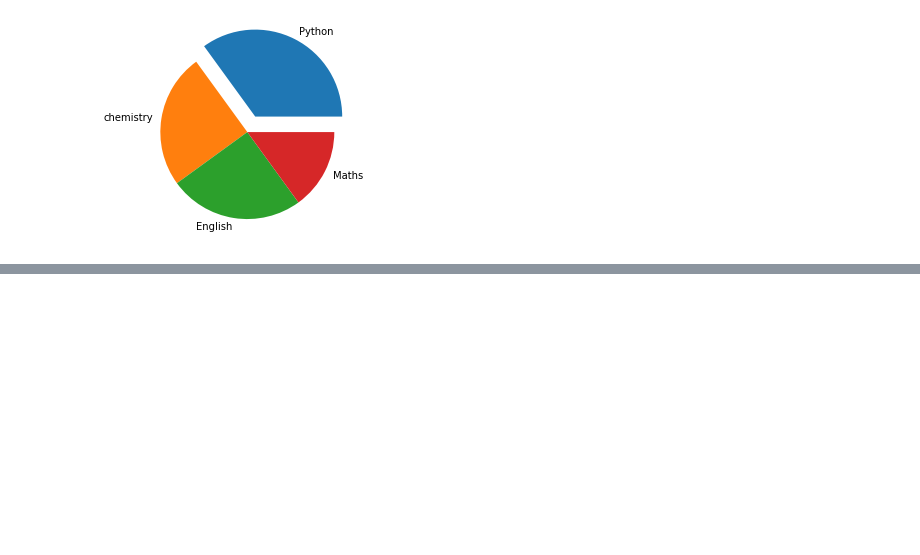
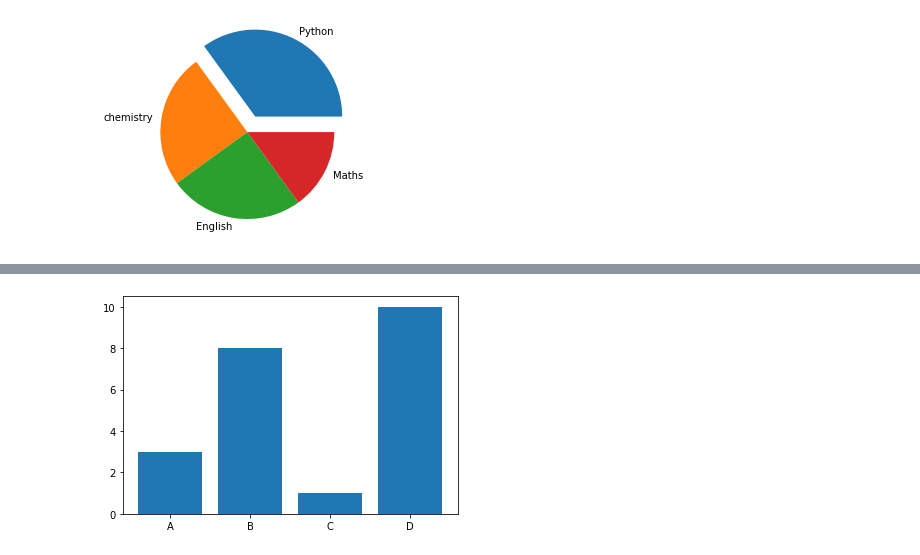
Before and after one commit to BaratamKeerti/python, a Jupyter notebook: matplotlib.ipynb, the cells around one changed output, grey strips where cells are left out. Drawn from its saved outputs; the diff is of its cells as text; code cells hidden in the pictures; blank space fills up the shorter version.

```diff
--- a/matplotlib.ipynb
+++ b/matplotlib.ipynb
@@ -669,0 +664,9 @@ plt.show()
+# %%
+import matplotlib.pyplot as plt
+import numpy as np
+x = np.array(["A", "B", "C", "D"])
+y = np.array([3, 8, 1, 10])
+plt.bar(x,y)
+plt.show()
+# %% [output]
+[figure, added]
```
Also changed, not shown: parts of 8 cells of this notebook.
